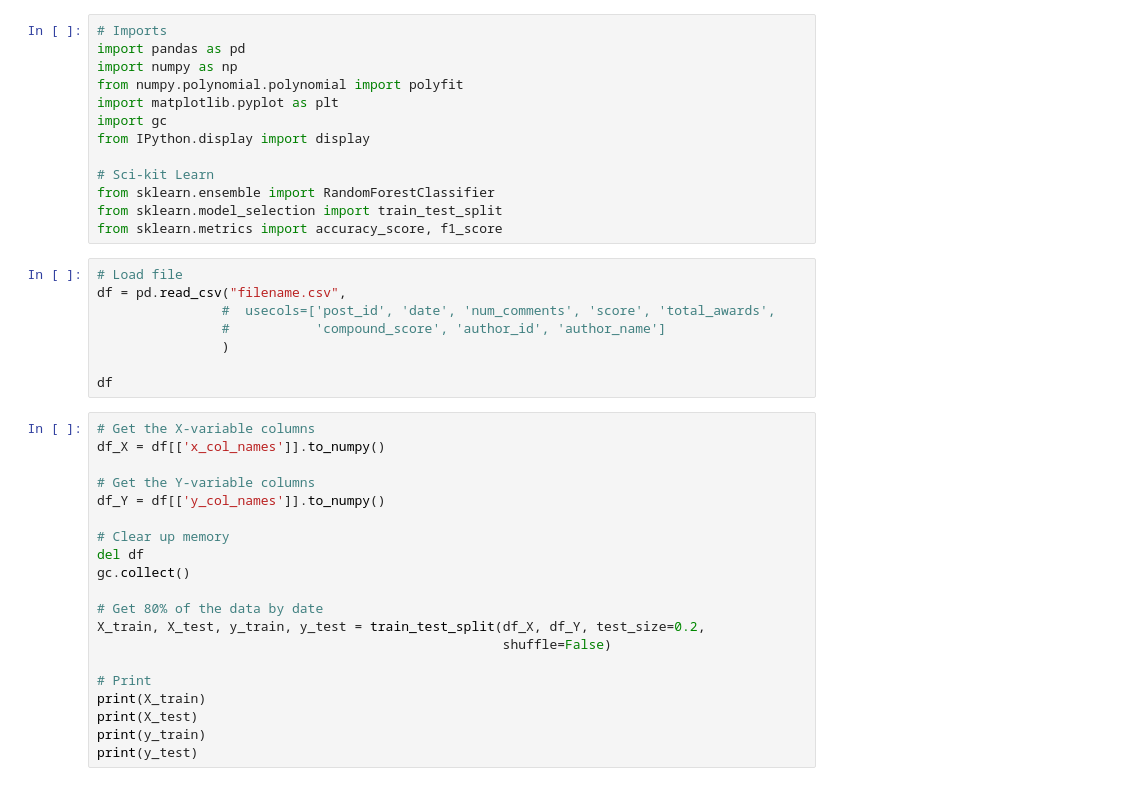
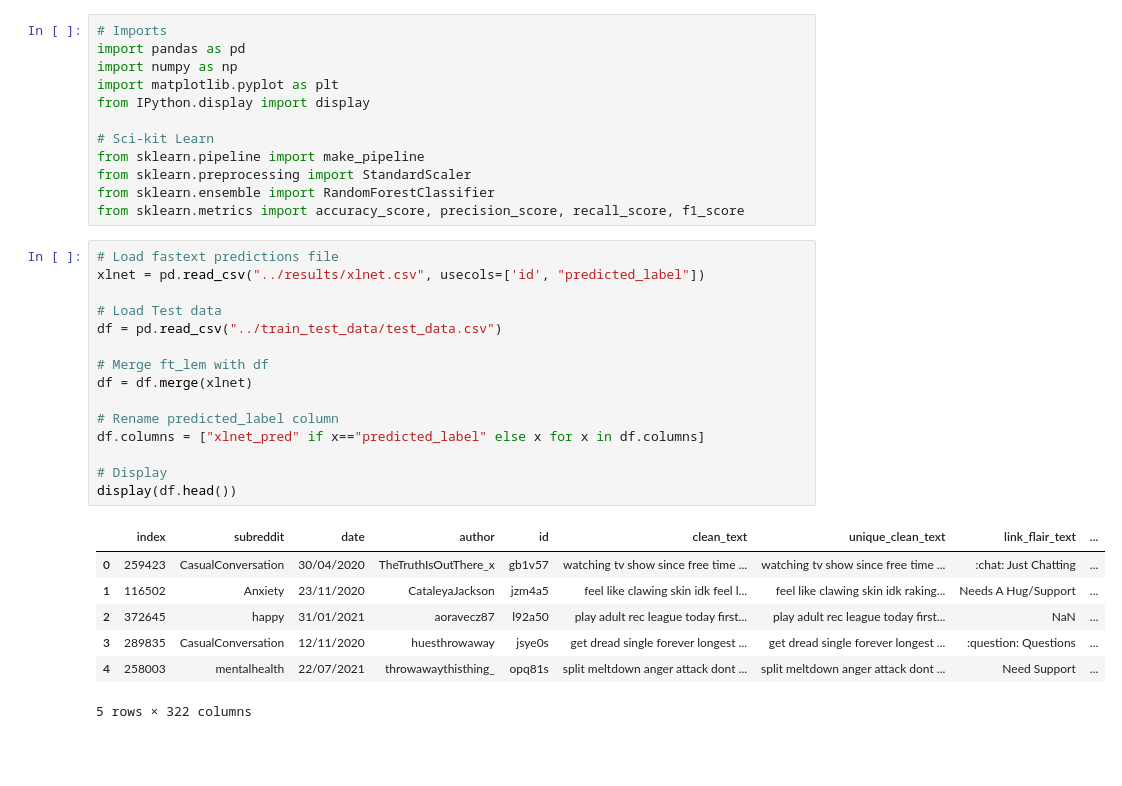
Before and after one commit to DennisH3/ELEC498-Capstone, a Jupyter notebook: models/RFC.ipynb, the cells around one changed output. Saved outputs shown, nothing was run; the diff lists cells and outputs as text; blank space fills up the shorter version.

```diff
--- a/models/RFC.ipynb
+++ b/models/RFC.ipynb
@@ -2,40 +2,34 @@
 # Imports
 import pandas as pd
 import numpy as np
-from numpy.polynomial.polynomial import polyfit
 import matplotlib.pyplot as plt
-import gc
 from IPython.display import display
 
 # Sci-kit Learn
+from sklearn.pipeline import make_pipeline
+from sklearn.preprocessing import StandardScaler
 from sklearn.ensemble import RandomForestClassifier
-from sklearn.model_selection import train_test_split
-from sklearn.metrics import accuracy_score, f1_score
+from sklearn.metrics import accuracy_score, precision_score, recall_score, f1_score
-# %%
-# Load file
-df = pd.read_csv("filename.csv",
-                #  usecols=['post_id', 'date', 'num_comments', 'score', 'total_awards',
-                #           'compound_score', 'author_id', 'author_name']
-                )
-
-df
-# %%
-# Get the X-variable columns
-df_X = df[['x_col_names']].to_numpy()
-
-# Get the Y-variable columns
-df_Y = df[['y_col_names']].to_numpy()
-
-# Clear up memory
-del df
-gc.collect()
-
-# Get 80% of the data by date
-X_train, X_test, y_train, y_test = train_test_split(df_X, df_Y, test_size=0.2,
-                                                    shuffle=False)
-
-# Print
-print(X_train)
-print(X_test)
-print(y_train)
-print(y_test)
+# %%
+# Load fastext predictions file
+xlnet = pd.read_csv("../results/xlnet.csv", usecols=['id', "predicted_label"])
+
+# Load Test data
+df = pd.read_csv("../train_test_data/test_data.csv")
+
+# Merge ft_lem with df
+df = df.merge(xlnet)
+
+# Rename predicted_label column
+df.columns = ["xlnet_pred" if x=="predicted_label" else x for x in df.columns]
+
+# Display
+display(df.head())
+# %% [output]
+|  | index | subreddit | date | author | id | clean_text | unique_clean_text | link_flair_text | ... |
+| 0 | 259423 | CasualConversation | 30/04/2020 | TheTruthIsOutThere_x | gb1v57 | watching tv show since free time ... | watching tv show since free time ... | :chat: Just Chatting | ... |
+| 1 | 116502 | Anxiety | 23/11/2020 | CataleyaJackson | jzm4a5 | feel like clawing skin idk feel l... | feel like clawing skin idk raking... | Needs A Hug/Support | ... |
+| 2 | 372645 | happy | 31/01/2021 | aoravecz87 | l92a50 | play adult rec league today first... | play adult rec league today first... | NaN | ... |
+| 3 | 289835 | CasualConversation | 12/11/2020 | huesthrowaway | jsye0s | get dread single forever longest ... | get dread single forever longest ... | :question: Questions | ... |
+| 4 | 258003 | mentalhealth | 22/07/2021 | throwawaythisthing_ | opq81s | split meltdown anger attack dont ... | split meltdown anger attack dont ... | Need Support | ... |
+5 rows × 322 columns
```
Also changed, not shown: parts of 9 cells of this notebook, 16 other files.
